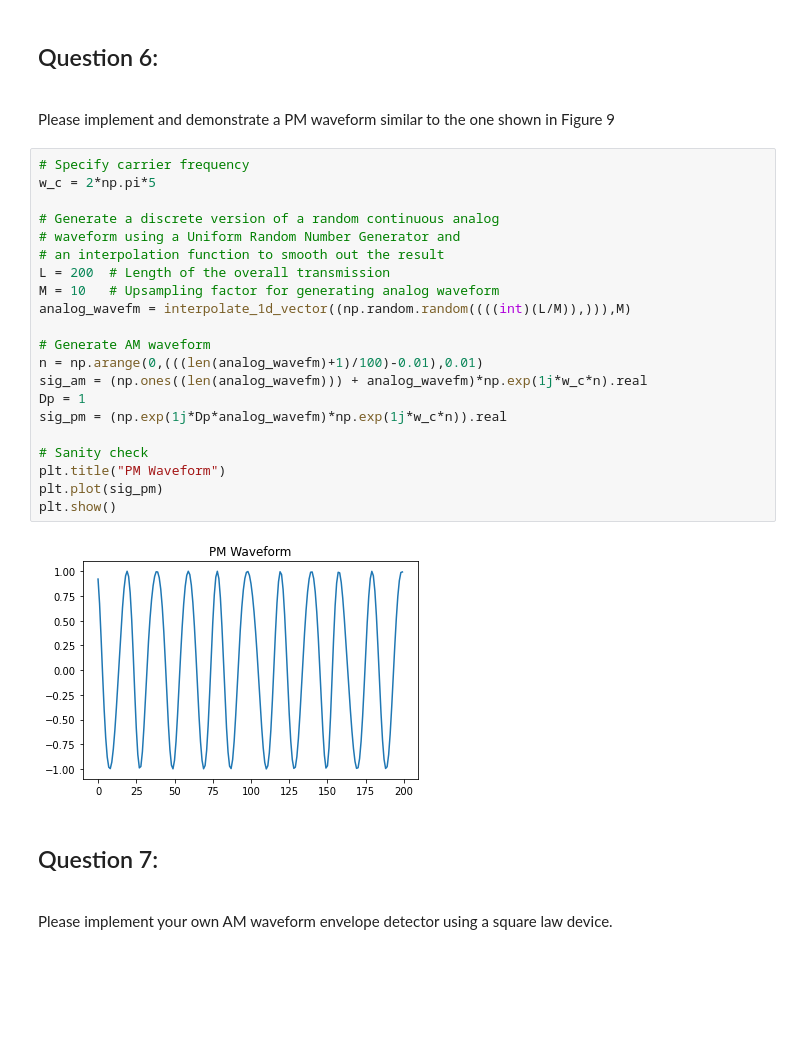
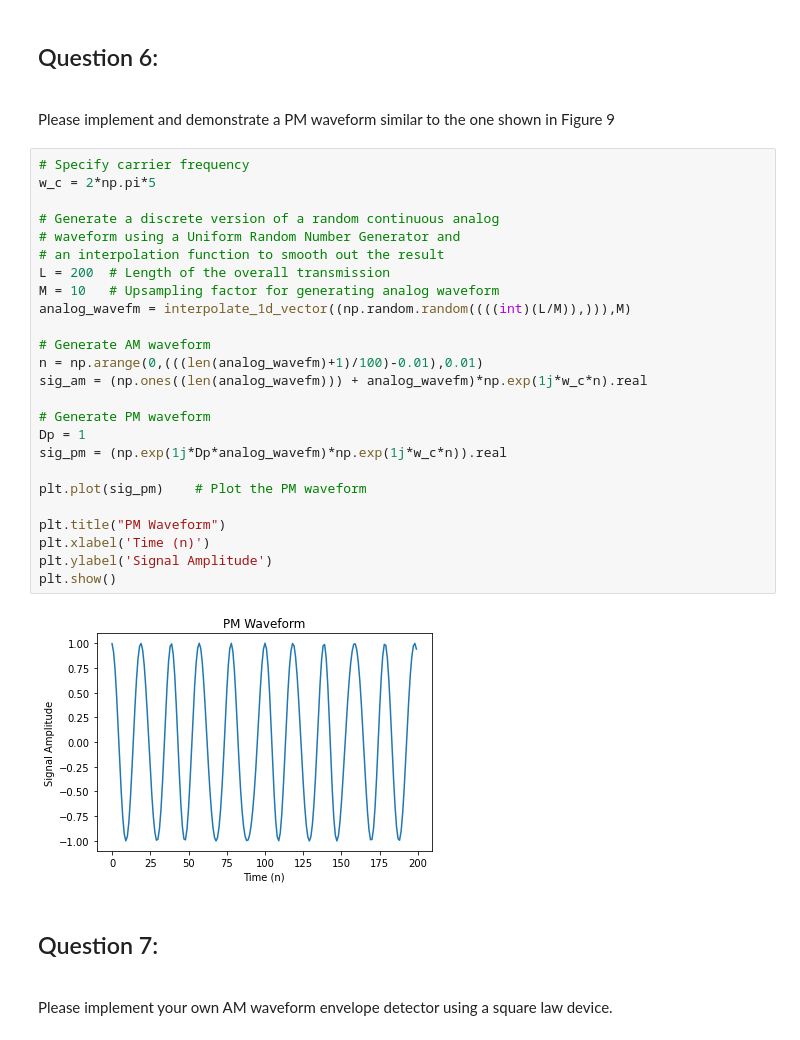
Before and after one commit to eewilliams-wpi/ECE3311_Team6, a Jupyter notebook: proj3_selina.ipynb, the cells around one changed output. Saved outputs shown, nothing was run; the diff lists cells and outputs as text; blank space fills up the shorter version.

```diff
--- a/proj3_selina.ipynb
+++ b/proj3_selina.ipynb
@@ -197,26 +170,30 @@ plt.show()
 # %%
 # Specify carrier frequency
 w_c = 2*np.pi*5
 
 # Generate a discrete version of a random continuous analog
 # waveform using a Uniform Random Number Generator and
 # an interpolation function to smooth out the result
 L = 200  # Length of the overall transmission
 M = 10   # Upsampling factor for generating analog waveform
 analog_wavefm = interpolate_1d_vector((np.random.random((((int)(L/M)),))),M)
 
 # Generate AM waveform
 n = np.arange(0,(((len(analog_wavefm)+1)/100)-0.01),0.01)
 sig_am = (np.ones((len(analog_wavefm))) + analog_wavefm)*np.exp(1j*w_c*n).real
+
+# Generate PM waveform
 Dp = 1
 sig_pm = (np.exp(1j*Dp*analog_wavefm)*np.exp(1j*w_c*n)).real
 
-# Sanity check
+plt.plot(sig_pm)    # Plot the PM waveform
+
 plt.title("PM Waveform")
-plt.plot(sig_pm)
+plt.xlabel('Time (n)')
+plt.ylabel('Signal Amplitude')
 plt.show()
 # %% [output]
-[figure, old version]
+[figure, new version]
 # %% [markdown]
 ## Question 7:
 <br> Please implement your own AM waveform envelope detector using a square law device.
```
Also changed, not shown: parts of 14 cells of this notebook.
